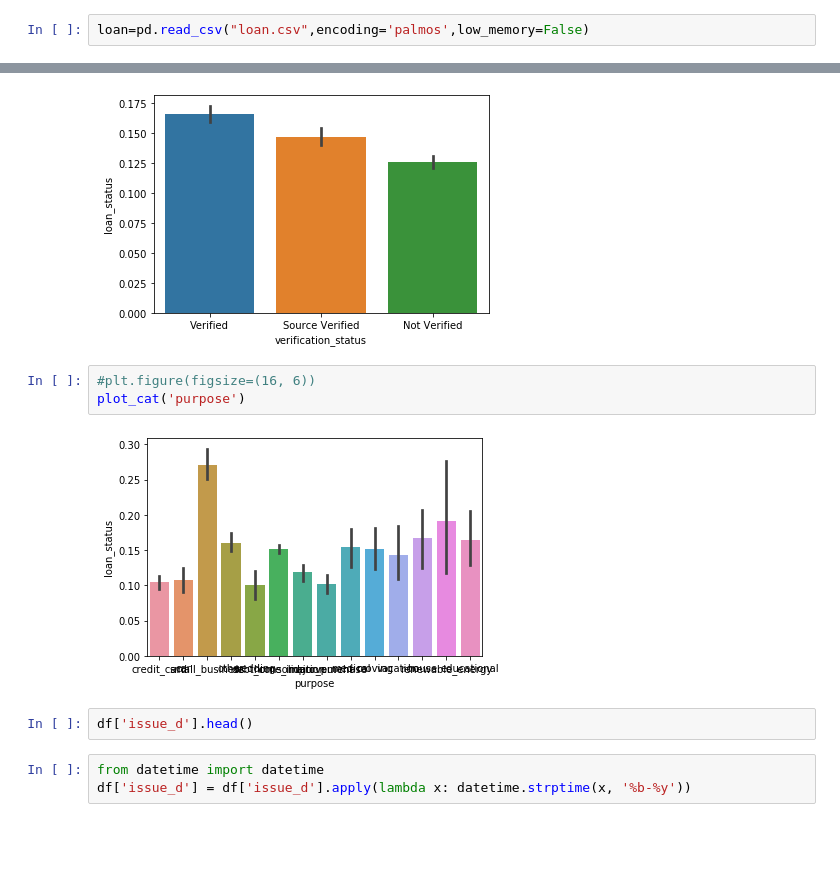
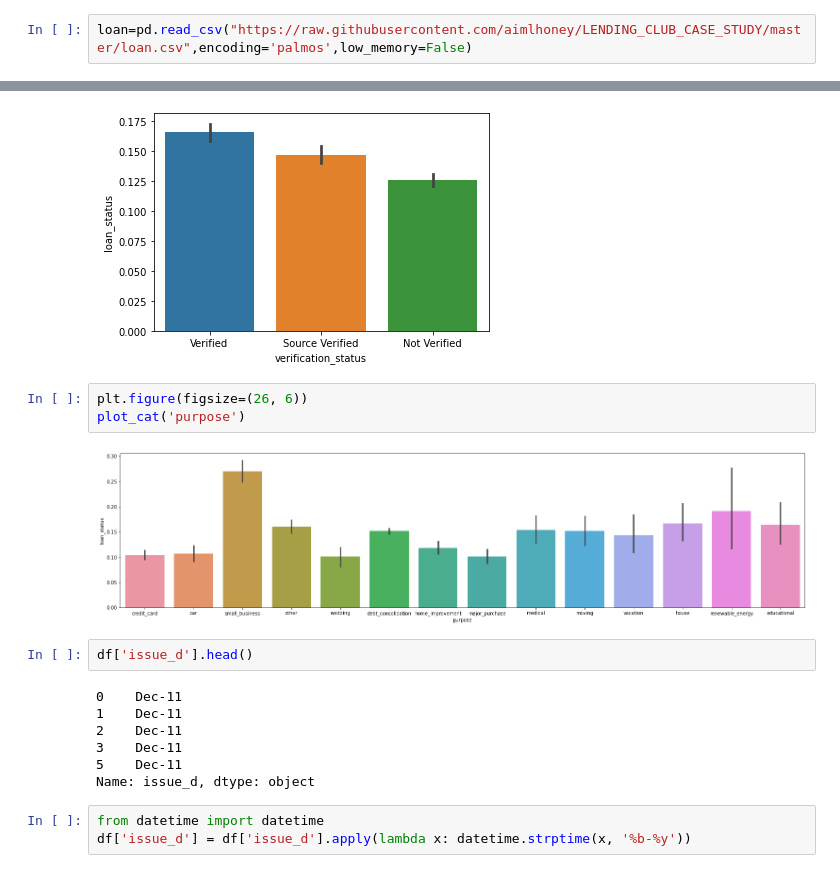
Before and after one commit to aimlhoney/LENDING_CLUB_CASE_STUDY, a Jupyter notebook: ashutosh_p1.ipynb, the cells around one changed output, grey strips where cells are left out. Drawn from its saved outputs; the diff is of its cells as text; blank space fills up the shorter version.

```diff
--- a/ashutosh_p1.ipynb
+++ b/ashutosh_p1.ipynb
@@ -8,7 +11,7 @@ pd.set_option('display.width', 1000)
 # %% [markdown]
 ### import loan ccv file
 # %%
-loan=pd.read_csv("loan.csv",encoding='palmos',low_memory=False)
+loan=pd.read_csv("https://raw.githubusercontent.com/aimlhoney/LENDING_CLUB_CASE_STUDY/master/loan.csv",encoding='palmos',low_memory=False)
 # %%
 loan.head()
 # %% [output]
@@ -401,12 +404,19 @@ plot_cat('verification_status')
 # %% [output]
 [figure]
 # %%
-#plt.figure(figsize=(16, 6))
+plt.figure(figsize=(26, 6))
 plot_cat('purpose')
 # %% [output]
-[figure, old version]
+[figure, new version]
 # %%
 df['issue_d'].head()
+# %% [output]
+0    Dec-11
+1    Dec-11
+2    Dec-11
+3    Dec-11
+5    Dec-11
+Name: issue_d, dtype: object
 # %%
 from datetime import datetime
 df['issue_d'] = df['issue_d'].apply(lambda x: datetime.strptime(x, '%b-%y'))
```
Also changed, not shown: parts of 11 cells of this notebook.
